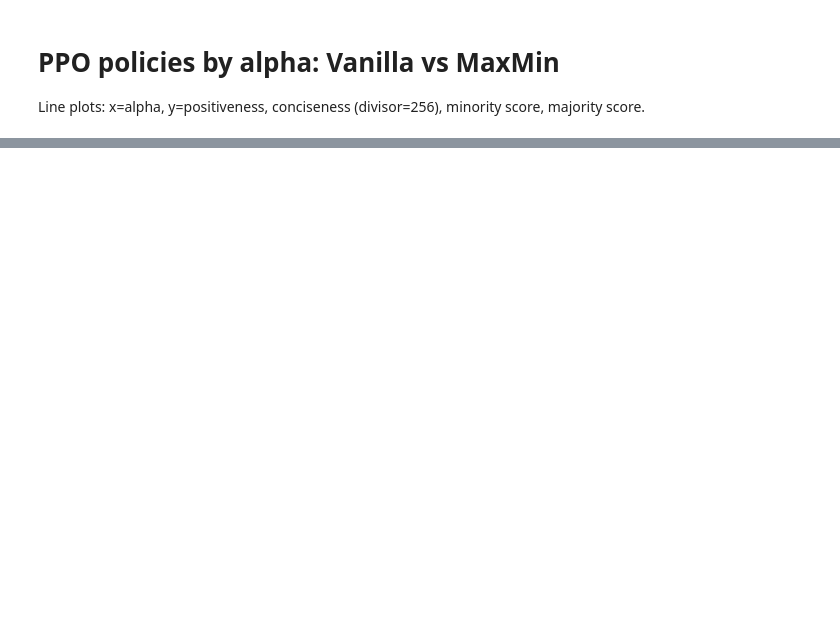
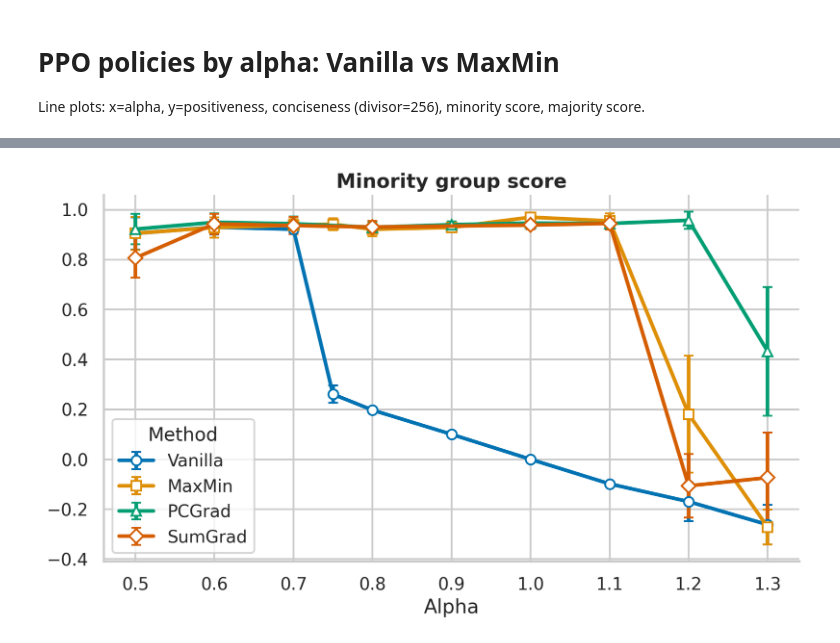
Before and after one commit to MINGXUAN99/fairness-rlhf, a Jupyter notebook: notebooks/analyze_ppo_by_alpha.ipynb, the cells around one changed output, grey strips where cells are left out. Drawn from its saved outputs; the diff is of its cells as text; code cells hidden in the pictures; blank space fills up the shorter version.

```diff
--- a/notebooks/analyze_ppo_by_alpha.ipynb
+++ b/notebooks/analyze_ppo_by_alpha.ipynb
@@ -182,0 +289,28 @@ else:
+# %%
+# Standalone minority score plot
+fig, ax = plt.subplots(figsize=(9, 5.5), dpi=200)
+
+method_labels = {"vanilla": "Vanilla", "maxmin": "MaxMin", "pcgrad": "PCGrad", "sumgrad": "SumGrad"}
+method_markers = {"vanilla": "o", "maxmin": "s", "pcgrad": "^", "sumgrad": "D"}
+
+for method in ["vanilla", "maxmin", "pcgrad", "sumgrad"]:
+    sub = df_agg[df_agg["method"] == method].sort_values("alpha")
+    if len(sub):
+        yerr = 0.5 * sub["minority_score_std"].fillna(0)
+        ax.errorbar(
+            sub["alpha"], sub["minority_score"], yerr=yerr,
+            fmt=f"{method_markers[method]}-", color=METHOD_COLORS[method],
+            label=method_labels[method], capsize=4,
+            linewidth=3, markersize=8, markerfacecolor="white", markeredgewidth=1.5,
+        )
+
+ax.set_xlabel("Alpha", fontsize=16)
+# ax.set_ylabel("Minority score")
+ax.set_title("Minority group score", fontweight="semibold", fontsize=16)
+ax.legend(title="Method", frameon=True)
+sns.despine(ax=ax)
+plt.tight_layout()
+plt.savefig("../images/with_sumgrad/ppo_by_alpha_minority.pdf", format="pdf", bbox_inches="tight", dpi=300)
+plt.show()
+# %% [output]
+[figure, added]
```
Also changed, not shown: parts of 11 cells of this notebook, 3 other files.
